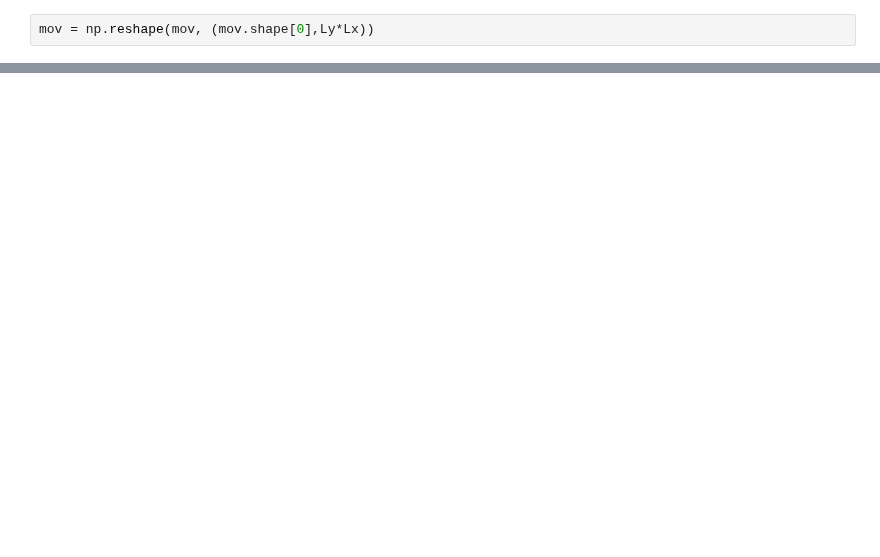
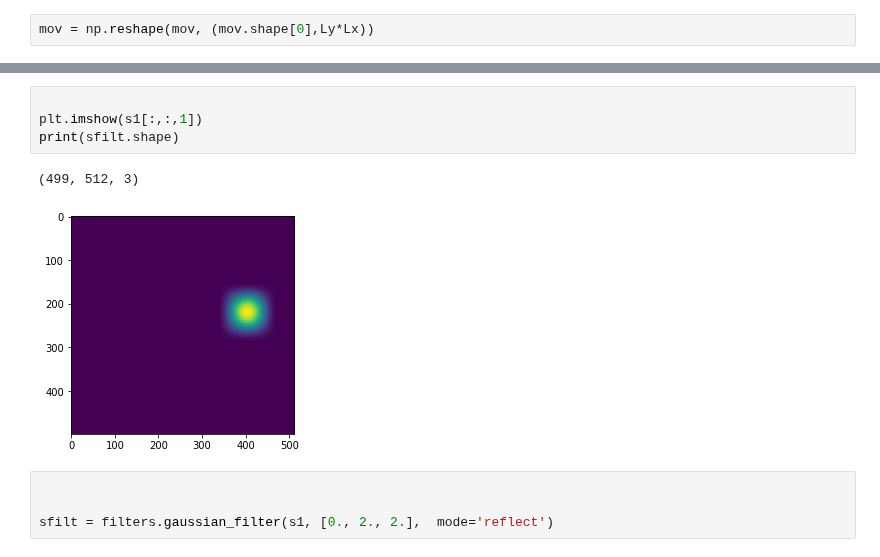
Before and after one commit to MouseLand/suite2p, a Jupyter notebook: trycelldetect.ipynb, the cells around one changed output, grey strips where cells are left out. Cells and saved outputs as stored; diff of their text form; blank space fills up the shorter version.

```diff
--- a/trycelldetect.ipynb
+++ b/trycelldetect.ipynb
@@ -216 +454,12 @@ while it==0:
+# %%
+
+plt.imshow(s1[:,:,1])
+print(sfilt.shape)
+# %% [output]
+(499, 512, 3)
+[figure, added]
+# %%
+
+
+sfilt = filters.gaussian_filter(s1, [0., 2., 2.],  mode='reflect')
 # %%
```
Also changed, not shown: parts of 26 cells of this notebook.
